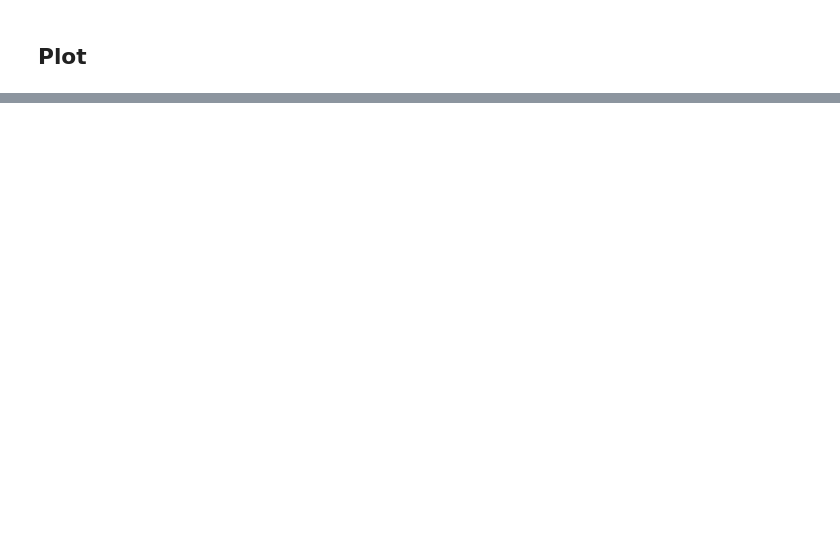
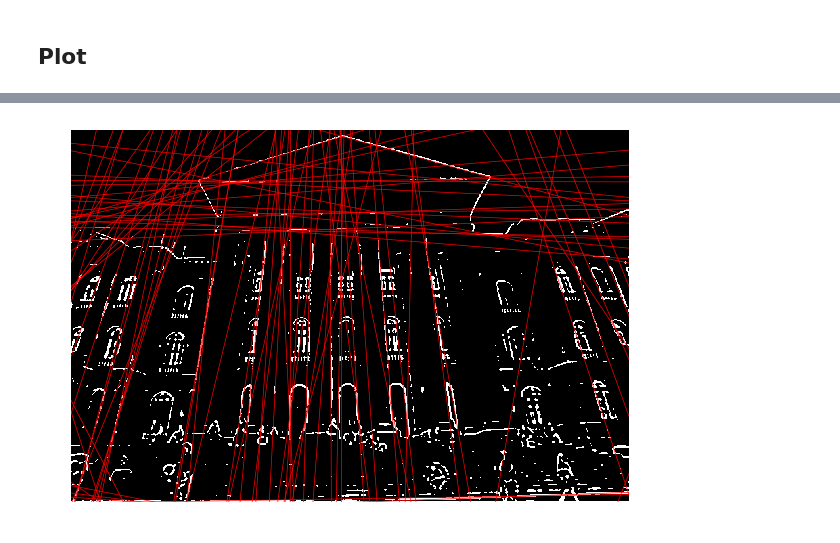
Before and after one commit to cordeirolibel/hough, a Jupyter notebook: Test.ipynb, the cells around one changed output, grey strips where cells are left out. Cells and saved outputs as stored; diff of their text form; code cells hidden in the pictures; blank space fills up the shorter version.

```diff
--- a/Test.ipynb
+++ b/Test.ipynb
@@ -105,0 +142,6 @@ plot_lines(im_bin,dists,np.pi/2-angles)
+# %%
+mask = np.zeros(mask.shape)
+mask[centres[:,1],centres[:,0]] = 1
+# %%
+%%time
+dists,angles = mask2lines(mask,size_gray)
@@ -105,0 +151,4 @@ plot_lines(im_bin,dists,np.pi/2-angles)
+# %%
+plot_lines(im_bin,dists,np.pi/2-angles)
+# %% [output]
+[figure, added]
```
Also changed, not shown: parts of 17 cells of this notebook.
